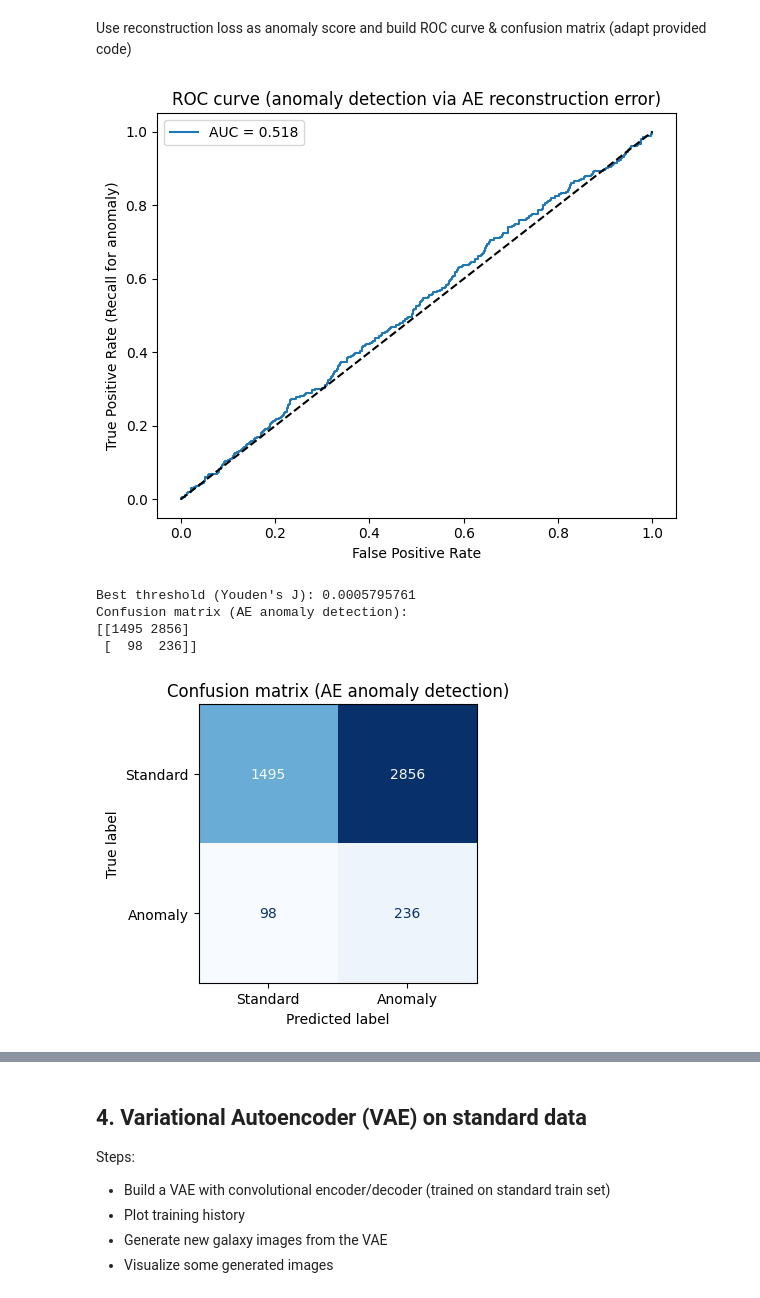
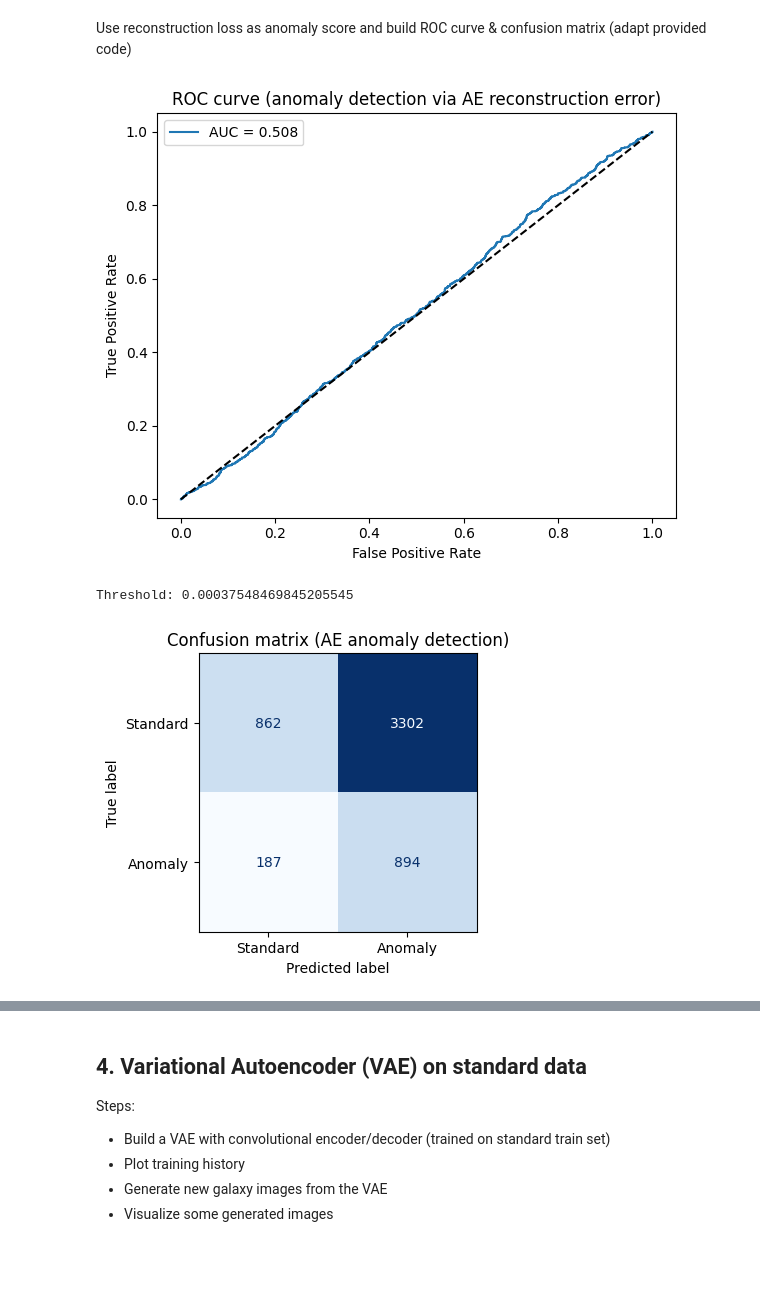
Before and after one commit to thomas1608/phy466, a Jupyter notebook: ExamAssignment.ipynb, the cells around one changed output, grey strips where cells are left out. Drawn from its saved outputs; the diff is of its cells as text; code cells hidden in the pictures; blank space fills up the shorter version.

```diff
--- a/ExamAssignment.ipynb
+++ b/ExamAssignment.ipynb
@@ -579,0 +458,24 @@ KeyboardInterrupt:
+# %%
+batch_size = 64
+epochs = 100
+
+ae_callbacks = [
+    keras.callbacks.EarlyStopping(
+        monitor="val_loss",
+        patience=5,
+        restore_best_weights=True,
+    )
+]
+
+
+history_ae = autoencoder.fit(
+    X_train_std, X_train_std,
+    validation_data=(X_val_std, X_val_std),
+    batch_size=batch_size,
+    epochs=epochs,
+    callbacks=ae_callbacks,
+)
+
+
+
+hist = history_ae.history
@@ -639,39 +569,28 @@ plt.figure(figsize=(6,5))
 plt.plot(fpr, tpr, label=f"AUC = {roc_auc:.3f}")
 plt.plot([0,1], [0,1], "k--")
 plt.xlabel("False Positive Rate")
-plt.ylabel("True Positive Rate (Recall for anomaly)")
+plt.ylabel("True Positive Rate")
 plt.title("ROC curve (anomaly detection via AE reconstruction error)")
 plt.legend()
 plt.tight_layout()
 plt.show()
 # %% [output]
-[figure, old version]
+[figure, new version]
 # %%
-# Choose threshold using Youden's J statistic
-j_scores = tpr - fpr
-best_idx = np.argmax(j_scores)
-best_thresh = thresholds[best_idx]
-print("Best threshold (Youden's J):", best_thresh)
-
-# Binary predictions: 1 = anomaly if recon loss >= threshold
+percentile = 20
+best_thresh = np.percentile(scores_ae, percentile)
 y_pred_ae = (scores_ae >= best_thresh).astype(int)
 
 cm_ae = confusion_matrix(y_true_ae, y_pred_ae)
-print("Confusion matrix (AE anomaly detection):")
-print(cm_ae)
+print(f"Threshold: {best_thresh}")
 
-fig, ax = plt.subplots(figsize=(4,4))
-disp = ConfusionMatrixDisplay(
-    confusion_matrix=cm_ae,
-    display_labels=["Standard", "Anomaly"],
-)
+fig, ax = plt.subplots(figsize=(4, 4))
+disp = ConfusionMatrixDisplay(confusion_matrix=cm_ae,
+                              display_labels=["Standard", "Anomaly"])
 disp.plot(ax=ax, cmap="Blues", colorbar=False)
 plt.title("Confusion matrix (AE anomaly detection)")
 plt.tight_layout()
 plt.show()
 # %% [output]
-Best threshold (Youden's J): 0.0005795761
-Confusion matrix (AE anomaly detection):
-[[1495 2856]
- [  98  236]]
+Threshold: 0.00037548469845205545
-[figure, old version]
+[figure, new version]
```
Also changed, not shown: parts of 32 cells of this notebook.
